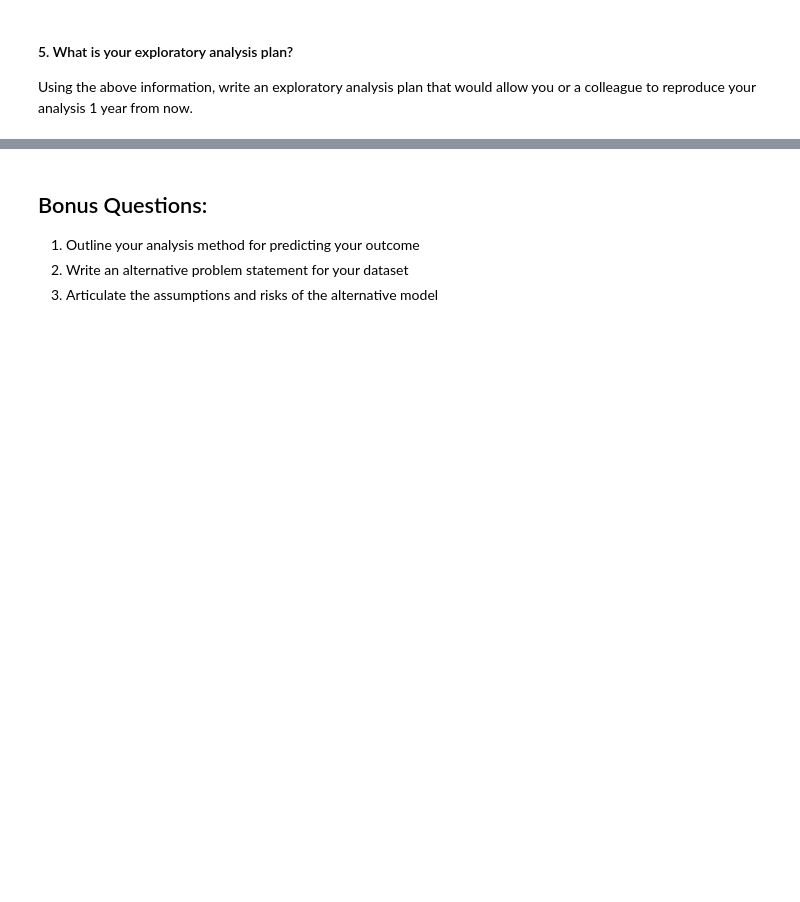
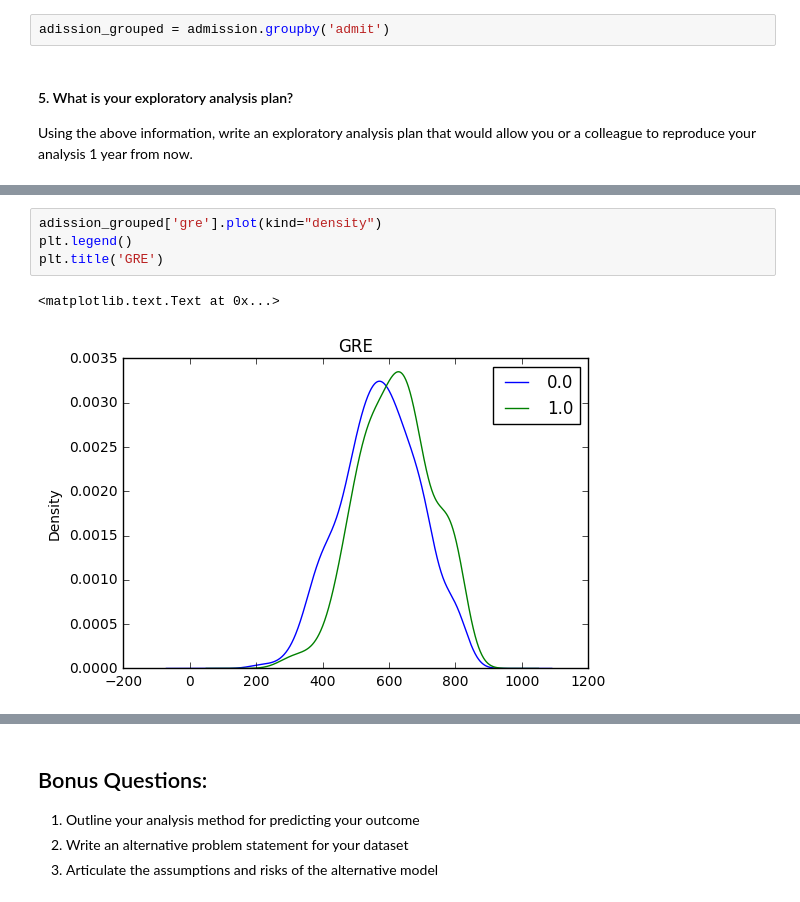
Before and after one commit to randalgoomer/ds-sf-29, a Jupyter notebook: projects/unit-projects/project-1/starter-code/project1-starter.ipynb, the cells around one changed output, grey strips where cells are left out. Saved outputs shown, nothing was run; the diff lists cells and outputs as text; blank space fills up the shorter version.

```diff
--- a/projects/unit-projects/project-1/starter-code/project1-starter.ipynb
+++ b/projects/unit-projects/project-1/starter-code/project1-starter.ipynb
@@ -96,3 +104,5 @@ collinearity can be tested by r-square analysis amongst the variables in questio
+# %%
+adission_grouped = admission.groupby('admit')
 # %% [markdown]
 #### 5. What is your exploratory analysis plan?
 Using the above information, write an exploratory analysis plan that would allow you or a colleague to reproduce your analysis 1 year from now.
@@ -144,0 +120,7 @@ array([[<matplotlib.axes._subplots.AxesSubplot object at 0x...>]], dtype=object)
+# %%
+adission_grouped['gre'].plot(kind="density")
+plt.legend()
+plt.title('GRE')
+# %% [output]
+<matplotlib.text.Text at 0x...>
+[figure, added]
```
Also changed, not shown: parts of 20 cells of this notebook.
